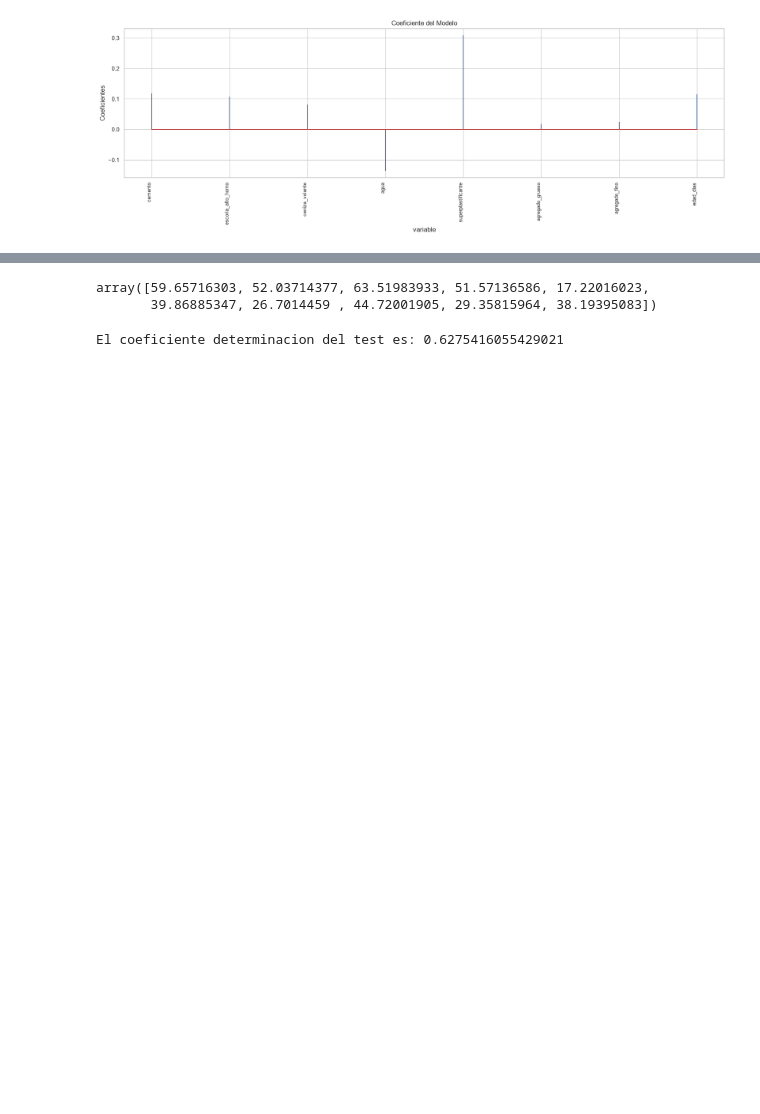
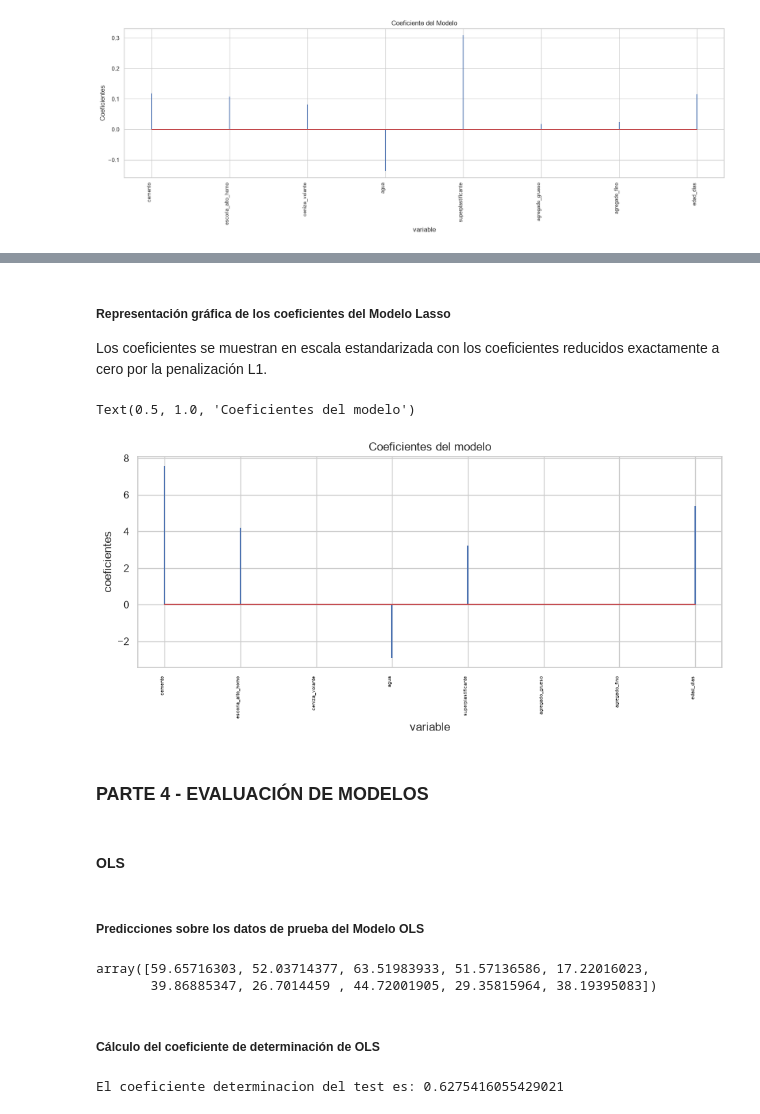
Before and after one commit to dashX1603/ConcreteStrength_Regression, a Jupyter notebook: TareaRegresion_Dashiel_Espinoza.ipynb, the cells around one changed output, grey strips where cells are left out. Saved outputs shown, nothing was run; the diff lists cells and outputs as text; code cells hidden in the pictures; blank space fills up the shorter version.

```diff
--- a/TareaRegresion_Dashiel_Espinoza.ipynb
+++ b/TareaRegresion_Dashiel_Espinoza.ipynb
@@ -489,0 +572,3 @@ plt.show()
+# %%
+modelo_lasso = Lasso(alpha =1.0, max_iter=10000)
+modelo_lasso.fit(X_train_scaled, y_train)
@@ -489,0 +579,11 @@ plt.show()
+# %%
+coef_df = pd.DataFrame({
+    'Predictor': X.columns,
+    'Coeficiente': modelo_lasso.coef_
+})
+
+coef_df.sort_values(
+    by='Coeficiente',
+    key=abs,
+    ascending=False
+)
@@ -490 +600,21 @@ plt.show()
+# %% [markdown]
+##### Representación gráfica de los coeficientes del Modelo Lasso
+
+Los coeficientes se muestran en escala estandarizada con los coeficientes reducidos exactamente a cero por la penalización L1.
+# %%
+fig, ax = plt.subplots(figsize = (11,4))
+ax.stem(coef_df.Predictor, coef_df.Coeficiente, markerfmt = ' ')
+plt.xticks(rotation = 90, ha = 'right' , size = 5)
+ax.set_ylabel('coeficientes')
+ax.set_xlabel('variable')
+ax.set_title('Coeficientes del modelo')
+# %% [output]
+Text(0.5, 1.0, 'Coeficientes del modelo')
+[figure, added]
+# %% [markdown]
+### **PARTE 4 - EVALUACIÓN DE MODELOS**
+# %% [markdown]
+ #### **OLS**
+# %% [markdown]
+##### Predicciones sobre los datos de prueba del Modelo OLS
 # %%
@@ -496,6 +624,8 @@ predicciones[:10]
 # %% [output]
 array([59.65716303, 52.03714377, 63.51983933, 51.57136586, 17.22016023,
        39.86885347, 26.7014459 , 44.72001905, 29.35815964, 38.19395083])
+# %% [markdown]
+##### Cálculo del coeficiente de determinación de OLS
 # %%
 from sklearn.metrics import r2_score
 
```
Also changed, not shown: parts of 47 cells of this notebook.
